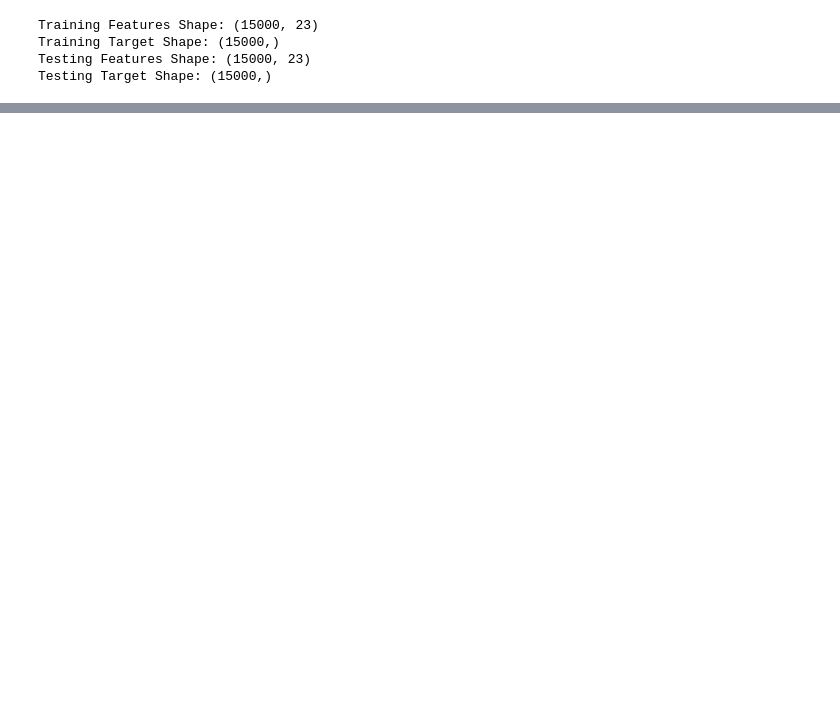
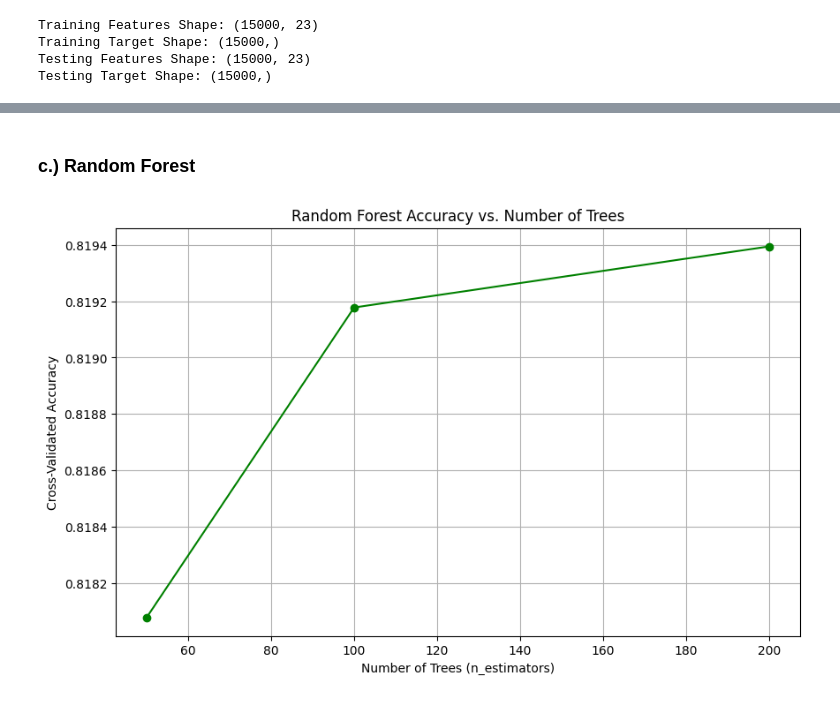
Before and after one commit to rmara001/Data-Mining-Assignment, a Jupyter notebook: Part2.ipynb, the cells around one changed output, grey strips where cells are left out. Saved outputs shown, nothing was run; the diff lists cells and outputs as text; code cells hidden in the pictures; blank space fills up the shorter version.

```diff
--- a/Part2.ipynb
+++ b/Part2.ipynb
@@ -496,0 +895,25 @@ best_models = {}
+# %% [markdown]
+### **c.)** Random Forest
+# %%
+n_estimators_values = [param_dict['n_estimators'] for param_dict in rf_cv.cv_results_['params']]
+mean_test_scores = rf_cv.cv_results_['mean_test_score']
+
+# Create a DataFrame for easier manipulation
+df = pd.DataFrame({'n_estimators': n_estimators_values, 'mean_test_score': mean_test_scores})
+
+# Group by 'n_estimators' and calculate the mean or max of the test scores
+grouped_df = df.groupby('n_estimators').aggregate(np.mean).reset_index()
+
+# Sort the DataFrame based on 'n_estimators'
+grouped_df = grouped_df.sort_values('n_estimators')
+
+# Plotting
+plt.figure(figsize=(10, 6))
+plt.plot(grouped_df['n_estimators'], grouped_df['mean_test_score'], marker='o', linestyle='-', color='green')
+plt.title('Random Forest Accuracy vs. Number of Trees')
+plt.xlabel('Number of Trees (n_estimators)')
+plt.ylabel('Cross-Validated Accuracy')
+plt.grid(True)
+plt.show()
+# %% [output]
+[figure, added]
```
Also changed, not shown: parts of 44 cells of this notebook.
